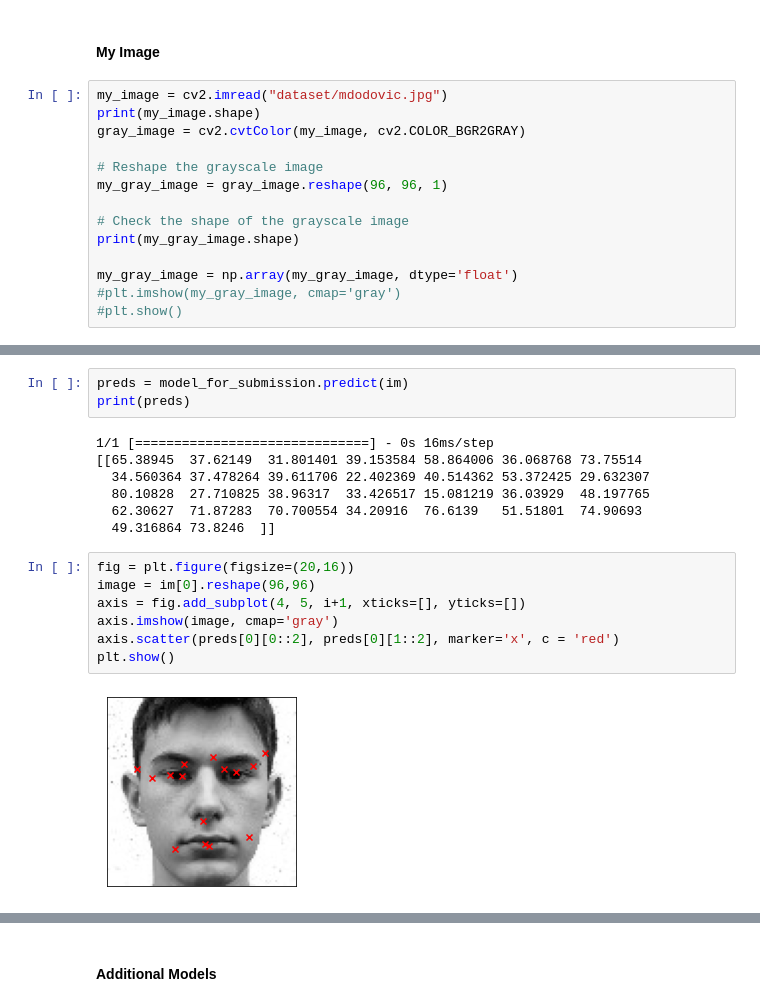
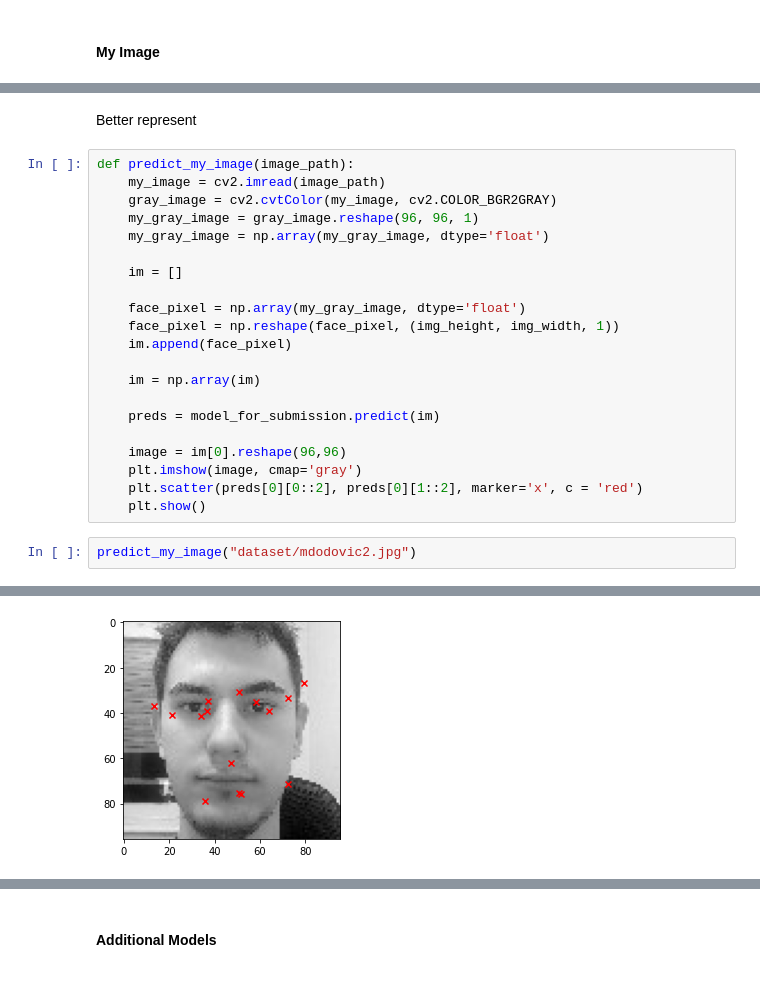
Before and after one commit to mdodovic/Facial-Keypoints-Detection, a Jupyter notebook: keypoints_detector.ipynb, the cells around one changed output, grey strips where cells are left out. Drawn from its saved outputs; the diff is of its cells as text.

Commit message:
Add my image

```diff
--- a/keypoints_detector.ipynb
+++ b/keypoints_detector.ipynb
@@ -521,17 +440,3 @@ submission_result = pd.concat([row_ids,locations],axis = 1)
 submission_result.to_csv('submission.csv',index = False)
 # %% [markdown]
 #### My Image
-# %%
-my_image = cv2.imread("dataset/mdodovic.jpg")
-print(my_image.shape)
-gray_image = cv2.cvtColor(my_image, cv2.COLOR_BGR2GRAY)
-
-# Reshape the grayscale image
-my_gray_image = gray_image.reshape(96, 96, 1)
-
-# Check the shape of the grayscale image
-print(my_gray_image.shape)
-
-my_gray_image = np.array(my_gray_image, dtype='float')
-#plt.imshow(my_gray_image, cmap='gray')
-#plt.show()
@@ -553,19 +443,26 @@ im.shape
-# %%
-preds = model_for_submission.predict(im)
-print(preds)
-# %% [output]
-1/1 [==============================] - 0s 16ms/step
-[[65.38945  37.62149  31.801401 39.153584 58.864006 36.068768 73.75514
-  34.560364 37.478264 39.611706 22.402369 40.514362 53.372425 29.632307
-  80.10828  27.710825 38.96317  33.426517 15.081219 36.03929  48.197765
-  62.30627  71.87283  70.700554 34.20916  76.6139   51.51801  74.90693
-  49.316864 73.8246  ]]
-# %%
-fig = plt.figure(figsize=(20,16))
-image = im[0].reshape(96,96)
-axis = fig.add_subplot(4, 5, i+1, xticks=[], yticks=[])
-axis.imshow(image, cmap='gray')
-axis.scatter(preds[0][0::2], preds[0][1::2], marker='x', c = 'red')
-plt.show()
-# %% [output]
-[figure, removed]
+# %% [markdown]
+Better represent
+# %%
+def predict_my_image(image_path):
+    my_image = cv2.imread(image_path)
+    gray_image = cv2.cvtColor(my_image, cv2.COLOR_BGR2GRAY)
+    my_gray_image = gray_image.reshape(96, 96, 1)
+    my_gray_image = np.array(my_gray_image, dtype='float')
+
+    im = []
+
+    face_pixel = np.array(my_gray_image, dtype='float')
+    face_pixel = np.reshape(face_pixel, (img_height, img_width, 1))
+    im.append(face_pixel)
+
+    im = np.array(im)
+
+    preds = model_for_submission.predict(im)
+
+    image = im[0].reshape(96,96)
+    plt.imshow(image, cmap='gray')
+    plt.scatter(preds[0][0::2], preds[0][1::2], marker='x', c = 'red')
+    plt.show()
+# %%
+predict_my_image("dataset/mdodovic2.jpg")
+# %% [output]
@@ -571,0 +470 @@ plt.show()
+[figure, added]
```
Also changed, not shown: parts of 29 cells of this notebook.
